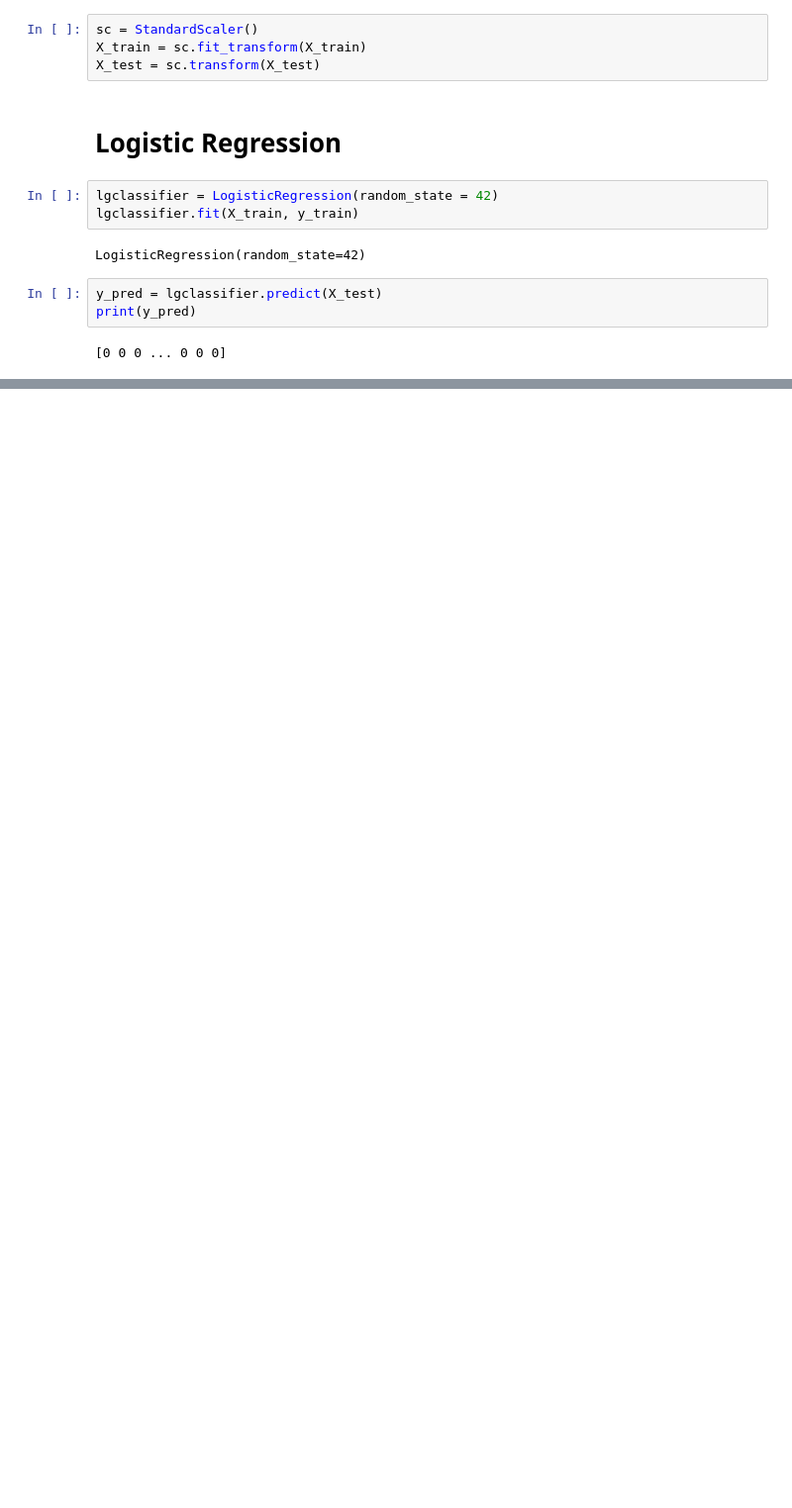
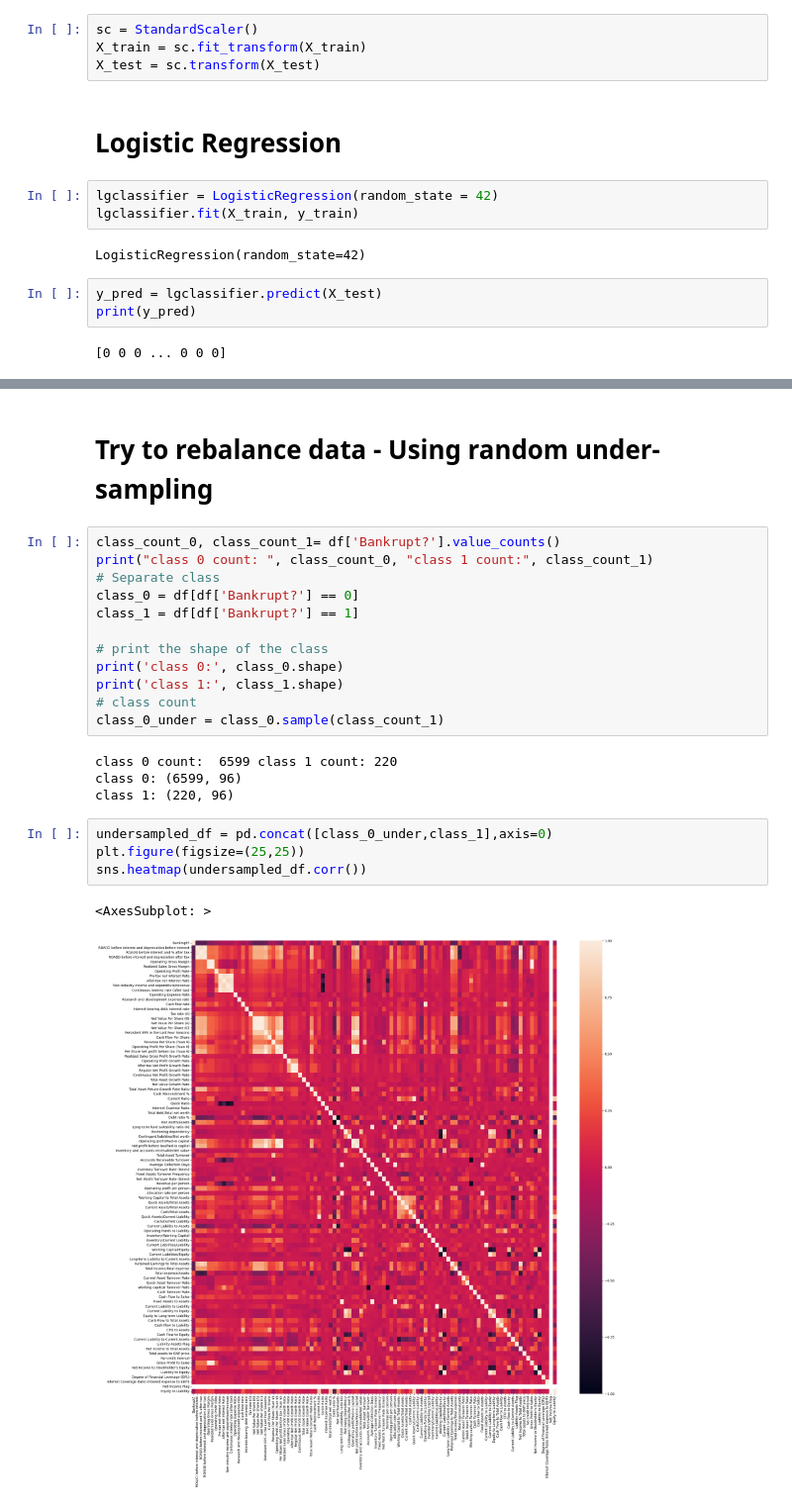
Before and after one commit to gg41825/ml-group-project, a Jupyter notebook: bankruptcy.ipynb, the cells around one changed output, grey strips where cells are left out. Shown at 99% size. Saved outputs shown, nothing was run; the diff lists cells and outputs as text; blank space fills up the shorter version.

Commit message:
add rebalance method- random undersamping

```diff
--- a/bankruptcy.ipynb
+++ b/bankruptcy.ipynb
@@ -219,0 +210,25 @@ plt.legend()
+# %% [markdown]
+# Try to rebalance data - Using random under-sampling
+# %%
+class_count_0, class_count_1= df['Bankrupt?'].value_counts()
+print("class 0 count: ", class_count_0, "class 1 count:", class_count_1)
+# Separate class
+class_0 = df[df['Bankrupt?'] == 0]
+class_1 = df[df['Bankrupt?'] == 1]
+
+# print the shape of the class
+print('class 0:', class_0.shape)
+print('class 1:', class_1.shape)
+# class count
+class_0_under = class_0.sample(class_count_1)
+# %% [output]
+class 0 count:  6599 class 1 count: 220
+class 0: (6599, 96)
+class 1: (220, 96)
+# %%
+undersampled_df = pd.concat([class_0_under,class_1],axis=0)
+plt.figure(figsize=(25,25))
+sns.heatmap(undersampled_df.corr())
+# %% [output]
+<AxesSubplot: >
+[figure, added]
```
Also changed, not shown: parts of 32 cells of this notebook.
